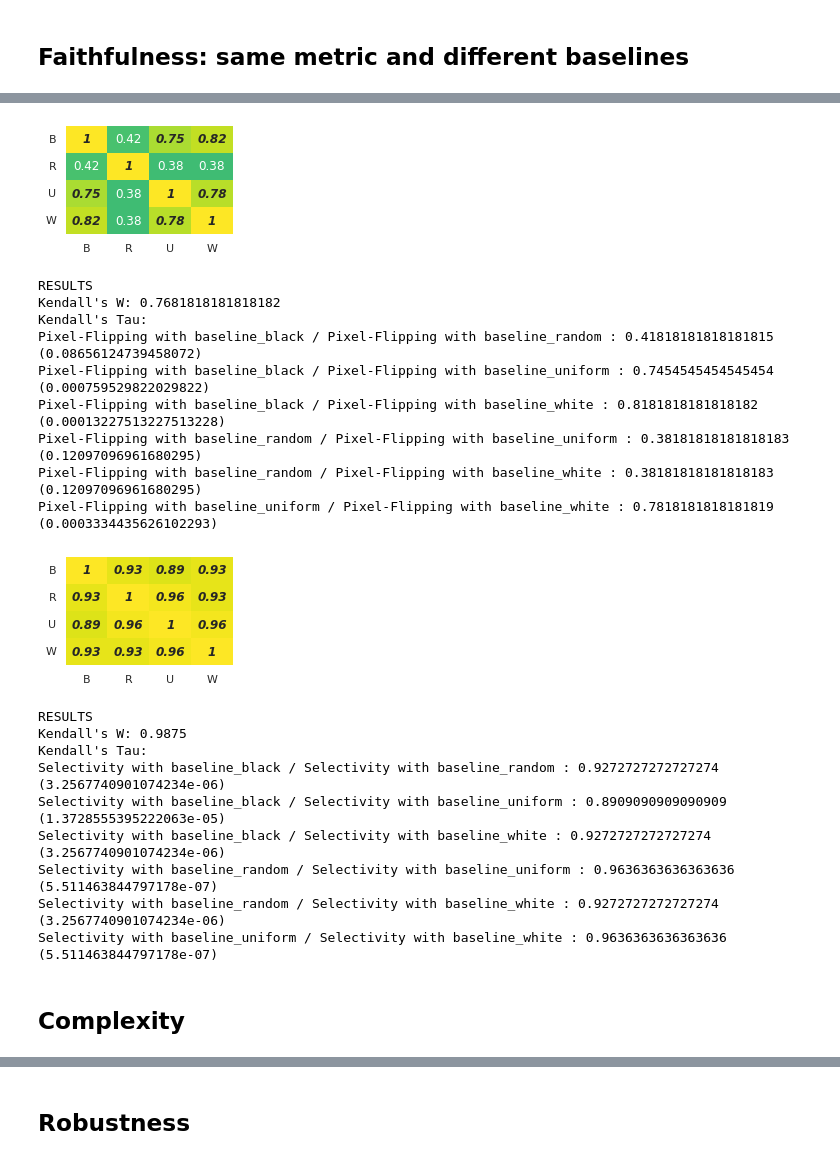
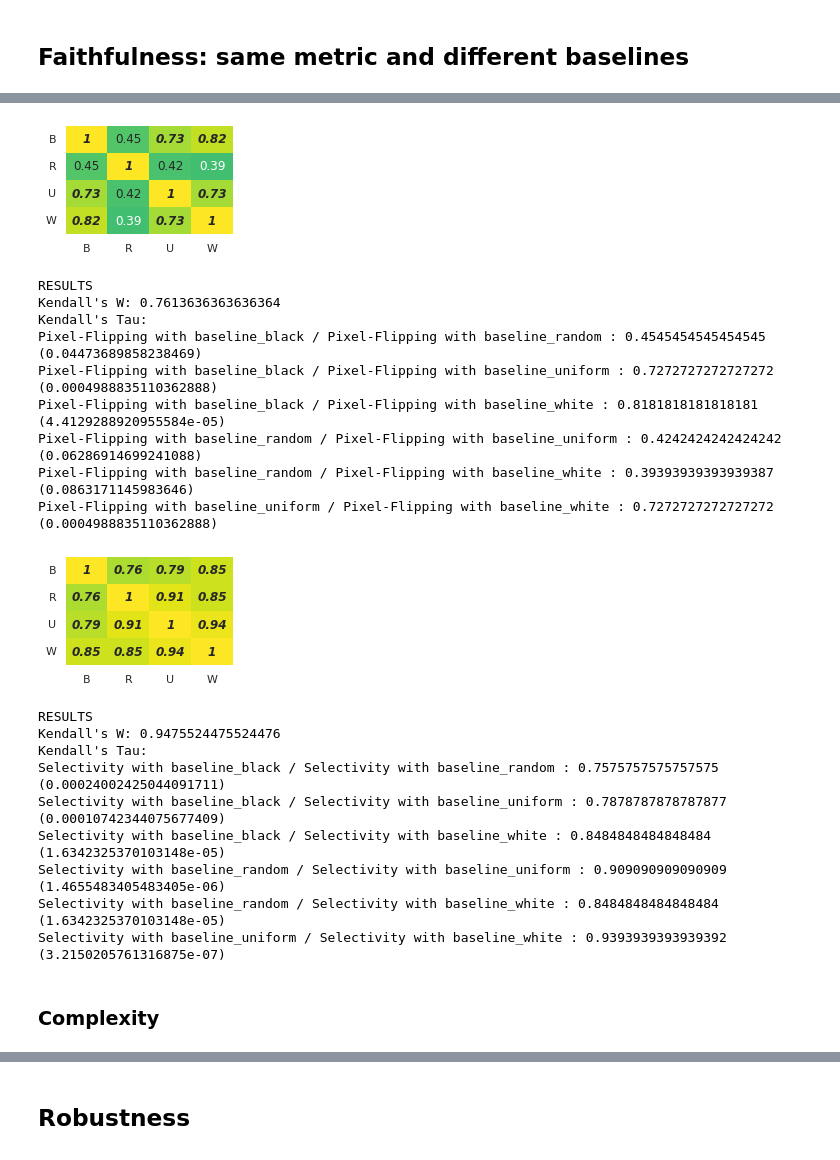
Before and after one commit to multitel-ai/Evaluation-XAI-Metrics-GD6-TRAIL, a Jupyter notebook: XAI_analysis_correlations_rank_aggreg.ipynb, the cells around one changed output, grey strips where cells are left out. Drawn from its saved outputs; the diff is of its cells as text; code cells hidden in the pictures.

```diff
--- a/XAI_analysis_correlations_rank_aggreg.ipynb
+++ b/XAI_analysis_correlations_rank_aggreg.ipynb
@@ -33,9 +36,9 @@ def parser_method_dict_with_layers(df, batch = 16):
     dataf = pd.DataFrame(columns = [f"{i}" for i in range(batch)])
     for i in range(df.shape[0]): # loop over the number of batches
         row = yaml.safe_load(df.iloc[i].iloc[0]) # Get the batch result
-
+        fillna = lambda v: 0.0 if v == 'nan' else v
         # p is the index of image, j is the layer_name, np.trapz computes the AUC
-        dataf.loc[i] = [np.trapz([row[j][p] for j in row]) for p in range(batch)]
+        dataf.loc[i] = [np.trapz([fillna(row[j][p]) for j in row]) for p in range(batch)]
     return dataf
 # %%
 metrics =  [
@@ -90,15 +93,16 @@ transform = {
     'Pixel-Flipping': lambda x: x.apply(lambda row: - np.trapz(row), axis=1),
     'Max-Sensitivity': lambda x: -x,
     'Complexity': lambda x: -x,
-    "Selectivity": lambda x: -parser_method_dict(x),
+    'Selectivity': lambda x: -parser_method_dict(x),
     'Model Parameter Randomisation': lambda x: -parser_method_dict_with_layers(x),
     'Monotonicity Arya': lambda x: x,
 }
 
 methods = ['integratedgrad', 'smoothgrad', 'guidedbackprop', 'rise', 'gradcam',
-           'scorecam', 'layercam', 'random', 'sobel', "gaussian", "polycam"]
+           'scorecam', 'layercam', 'random', 'sobel', 'gaussian', 'polycam',
+           'cameras']#, 'extremal_perturbation']
 
-model = "resnet50"
-dataset = "imagenet"
+models = ['resnet50', 'vgg16']
+datasets = ['imagenet']
 
 dico_ranks = {}
@@ -144,0 +109,25 @@ dico_ranks = {}
+# %%
+# check if recomputed metrics are done
+existing_files = set(os.listdir(CSV_DIR))
+expected_files = set()
+
+for model in models:
+    for dataset in datasets:
+        for method in methods:
+            for metric in metrics:
+                if metric in metrics_with_different_baselines and model == 'resnet50' and method not in ['cameras', 'extremal_perturbation']:
+                    for baseline in baselines:
+                        expected_files.add(f'{method}_{model}_{dataset}_{metric}_{baseline}.csv')
+                else:
+                    expected_files.add(f'{method}_{model}_{dataset}_{metric}.csv')
+
+existing_files_but_not_expected = existing_files.difference(expected_files)
+expected_files_but_not_existing = expected_files.difference(existing_files)
+
+print(f'EXISTING FILES BUT NOT EXPECTED: {len(existing_files_but_not_expected)}')
+for f in sorted(existing_files_but_not_expected):
+    print(f)
+print()
+print(f'EXPECTED FILES BUT NOT EXISTING: {len(expected_files_but_not_existing)}')
+for f in sorted(expected_files_but_not_existing):
+    print(f)
@@ -338,10 +324,10 @@ def plot_same_baseline_diff_metrics_figure(dico_ranks, baseline):
     plot_corr_matrix_figure(dico_ranks, selected_metrics, short_labels, short_labels, filename, fig_size=(5,3))
 # %%
-def plot_same_metric_diff_baselines_figure(dico_ranks, metric):
+def plot_same_metric_diff_baselines_figure(dico_ranks, metric, model):
     selected_metrics = sorted([metric_n for metric_n in dico_ranks.keys() if metric in metric_n])
     labels = ['Black (B)', 'Random (R)', 'Uniform (U)', 'White (W)']
     short_labels = ['B','R', 'U','W']
-    filename = f'final_corr_matrix_rank_aggreg_holm_corr_faithfulness_{metric}'
+    filename = f'final_corr_matrix_rank_aggreg_holm_corr_faithfulness_{metric}_{model}'
     plot_corr_matrix_figure(dico_ranks, selected_metrics, short_labels, short_labels, filename, fig_size=(3,2))
 # %% [markdown]
 # Figures and results for article
@@ -492,31 +500,31 @@ Monotonicity Nguyen with baseline_uniform / Monotonicity Nguyen with baseline_wh
 # %%
-plot_same_metric_diff_baselines_figure(dico_ranks, 'Pixel-Flipping')
+plot_same_metric_diff_baselines_figure(dico_ranks['imagenet']['resnet50'], 'Pixel-Flipping', 'resnet50')
 # %% [output]
-[figure, old version]
+[figure, new version]
 RESULTS
-Kendall's W: 0.7681818181818182
+Kendall's W: 0.7613636363636364
 Kendall's Tau:
-Pixel-Flipping with baseline_black / Pixel-Flipping with baseline_random : 0.41818181818181815 (0.08656124739458072)
-Pixel-Flipping with baseline_black / Pixel-Flipping with baseline_uniform : 0.7454545454545454 (0.000759529822029822)
-Pixel-Flipping with baseline_black / Pixel-Flipping with baseline_white : 0.8181818181818182 (0.00013227513227513228)
-Pixel-Flipping with baseline_random / Pixel-Flipping with baseline_uniform : 0.38181818181818183 (0.12097096961680295)
-Pixel-Flipping with baseline_random / Pixel-Flipping with baseline_white : 0.38181818181818183 (0.12097096961680295)
-Pixel-Flipping with baseline_uniform / Pixel-Flipping with baseline_white : 0.7818181818181819 (0.0003334435626102293)
+Pixel-Flipping with baseline_black / Pixel-Flipping with baseline_random : 0.4545454545454545 (0.04473689858238469)
+Pixel-Flipping with baseline_black / Pixel-Flipping with baseline_uniform : 0.7272727272727272 (0.0004988835110362888)
+Pixel-Flipping with baseline_black / Pixel-Flipping with baseline_white : 0.8181818181818181 (4.4129288920955584e-05)
+Pixel-Flipping with baseline_random / Pixel-Flipping with baseline_uniform : 0.4242424242424242 (0.06286914699241088)
+Pixel-Flipping with baseline_random / Pixel-Flipping with baseline_white : 0.39393939393939387 (0.0863171145983646)
+Pixel-Flipping with baseline_uniform / Pixel-Flipping with baseline_white : 0.7272727272727272 (0.0004988835110362888)
 # %%
-plot_same_metric_diff_baselines_figure(dico_ranks, 'Selectivity')
+plot_same_metric_diff_baselines_figure(dico_ranks['imagenet']['resnet50'], 'Selectivity', 'resnet50')
 # %% [output]
-[figure, old version]
+[figure, new version]
 RESULTS
-Kendall's W: 0.9875
+Kendall's W: 0.9475524475524476
 Kendall's Tau:
-Selectivity with baseline_black / Selectivity with baseline_random : 0.9272727272727274 (3.2567740901074234e-06)
-Selectivity with baseline_black / Selectivity with baseline_uniform : 0.8909090909090909 (1.3728555395222063e-05)
-Selectivity with baseline_black / Selectivity with baseline_white : 0.9272727272727274 (3.2567740901074234e-06)
-Selectivity with baseline_random / Selectivity with baseline_uniform : 0.9636363636363636 (5.511463844797178e-07)
-Selectivity with baseline_random / Selectivity with baseline_white : 0.9272727272727274 (3.2567740901074234e-06)
-Selectivity with baseline_uniform / Selectivity with baseline_white : 0.9636363636363636 (5.511463844797178e-07)
+Selectivity with baseline_black / Selectivity with baseline_random : 0.7575757575757575 (0.00024002425044091711)
+Selectivity with baseline_black / Selectivity with baseline_uniform : 0.7878787878787877 (0.00010742344075677409)
+Selectivity with baseline_black / Selectivity with baseline_white : 0.8484848484848484 (1.6342325370103148e-05)
+Selectivity with baseline_random / Selectivity with baseline_uniform : 0.909090909090909 (1.4655483405483405e-06)
+Selectivity with baseline_random / Selectivity with baseline_white : 0.8484848484848484 (1.6342325370103148e-05)
+Selectivity with baseline_uniform / Selectivity with baseline_white : 0.9393939393939392 (3.2150205761316875e-07)
 # %% [markdown]
-## Complexity
+### Complexity
 # %%
 selected_metrics = ['Complexity','EffectiveComplexity','Sparseness']
 labels = ['Complexity (C)', 'Effective Complexity (E)', 'Sparseness (S)']
```
Also changed, not shown: parts of 43 cells of this notebook, 23 other files.
